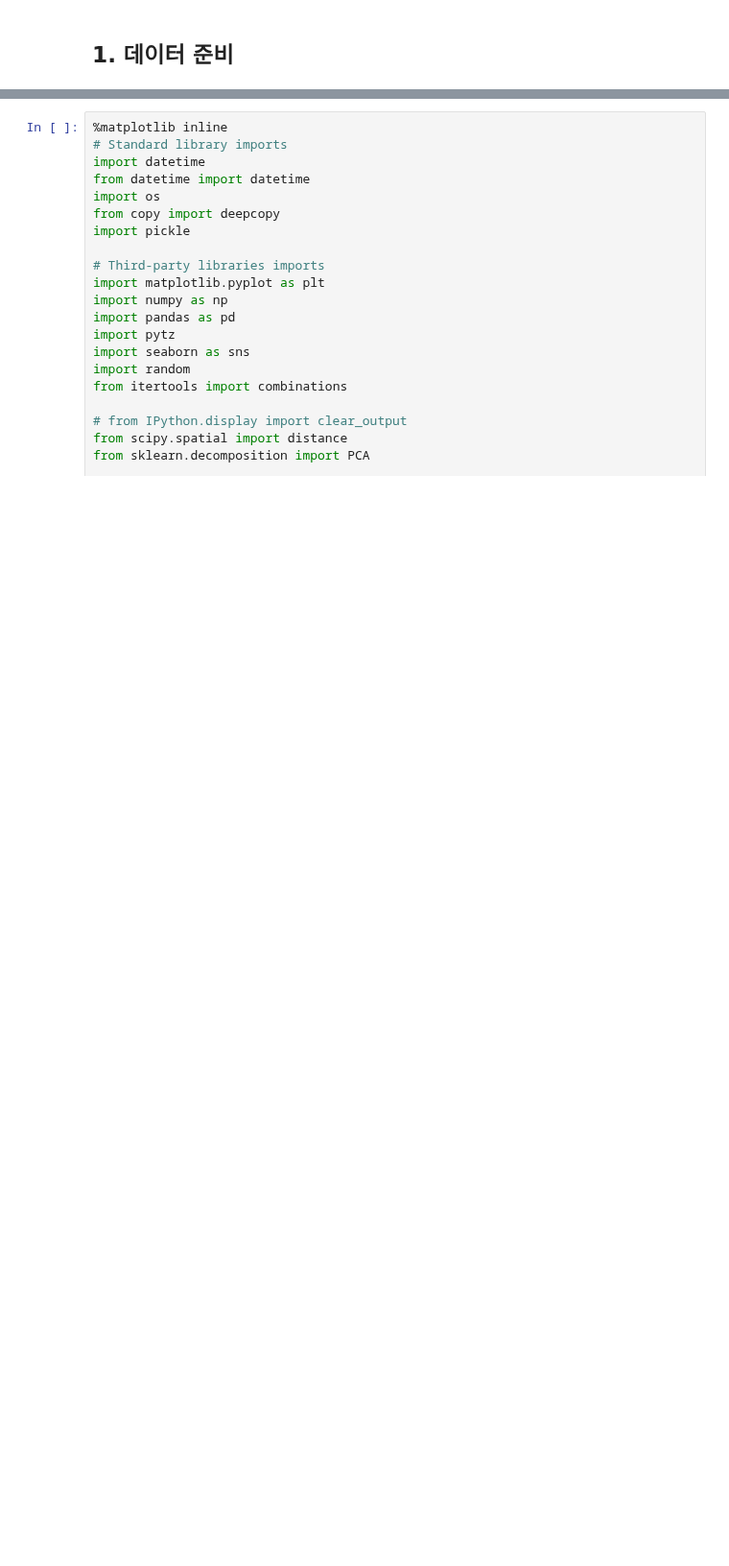
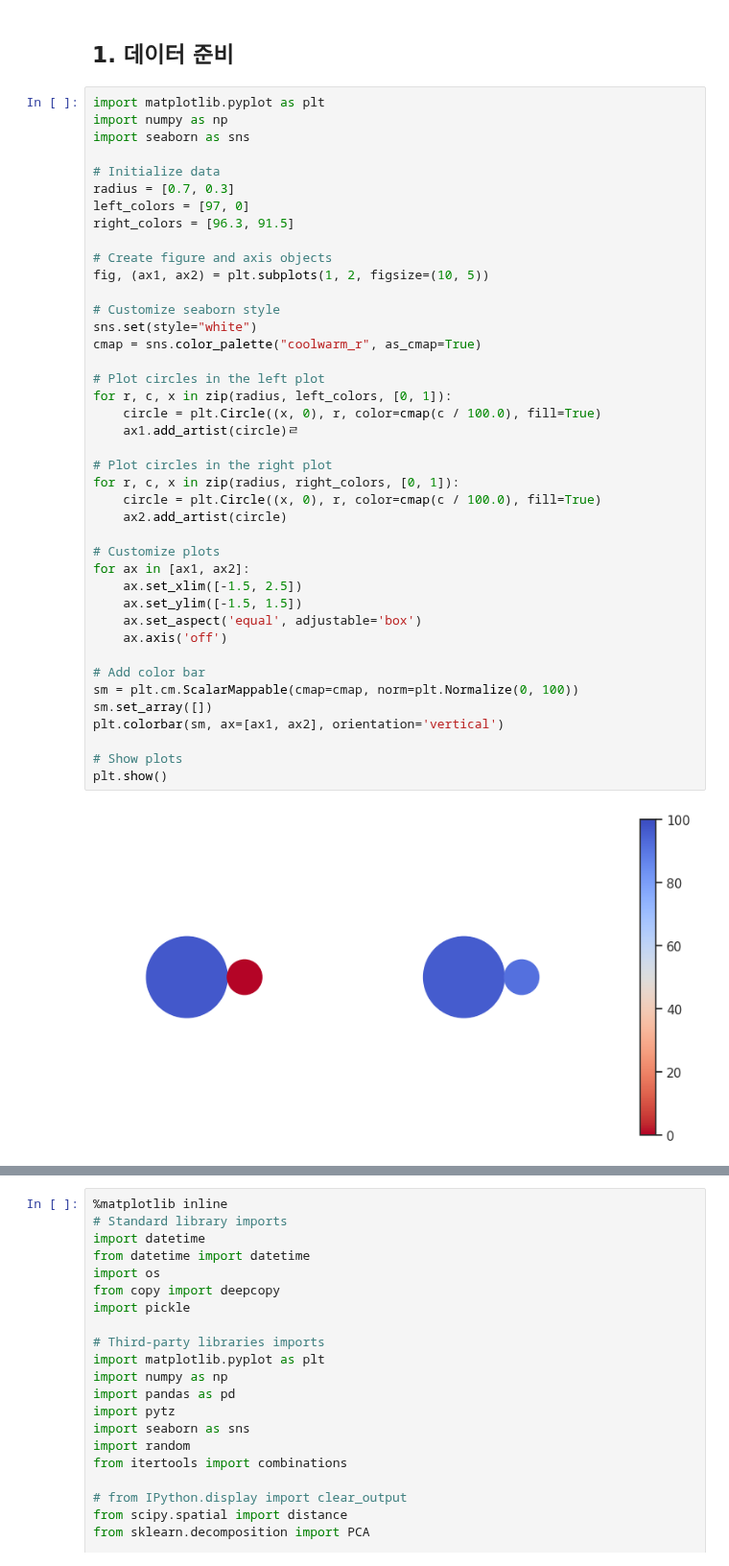
Before and after one commit to yangbaechu/FD-with-Label-Based-Group-Structure, a Jupyter notebook: FedCD.ipynb, the cells around one changed output, grey strips where cells are left out. Shown at 96% size. Drawn from its saved outputs; the diff is of its cells as text; blank space fills up the shorter version.

```diff
--- a/FedCD.ipynb
+++ b/FedCD.ipynb
@@ -1,2 +1,45 @@
 # %% [markdown]
 ## 1. 데이터 준비
+# %%
+import matplotlib.pyplot as plt
+import numpy as np
+import seaborn as sns
+
+# Initialize data
+radius = [0.7, 0.3]
+left_colors = [97, 0]
+right_colors = [96.3, 91.5]
+
+# Create figure and axis objects
+fig, (ax1, ax2) = plt.subplots(1, 2, figsize=(10, 5))
+
+# Customize seaborn style
+sns.set(style="white")
+cmap = sns.color_palette("coolwarm_r", as_cmap=True)
+
+# Plot circles in the left plot
+for r, c, x in zip(radius, left_colors, [0, 1]):
+    circle = plt.Circle((x, 0), r, color=cmap(c / 100.0), fill=True)
+    ax1.add_artist(circle)ㄹ
+
+# Plot circles in the right plot
+for r, c, x in zip(radius, right_colors, [0, 1]):
+    circle = plt.Circle((x, 0), r, color=cmap(c / 100.0), fill=True)
+    ax2.add_artist(circle)
+
+# Customize plots
+for ax in [ax1, ax2]:
+    ax.set_xlim([-1.5, 2.5])
+    ax.set_ylim([-1.5, 1.5])
+    ax.set_aspect('equal', adjustable='box')
+    ax.axis('off')
+
+# Add color bar
+sm = plt.cm.ScalarMappable(cmap=cmap, norm=plt.Normalize(0, 100))
+sm.set_array([])
+plt.colorbar(sm, ax=[ax1, ax2], orientation='vertical')
+
+# Show plots
+plt.show()
+# %% [output]
+[figure, added]
```
Also changed, not shown: parts of 10 cells of this notebook, 7 other files.
